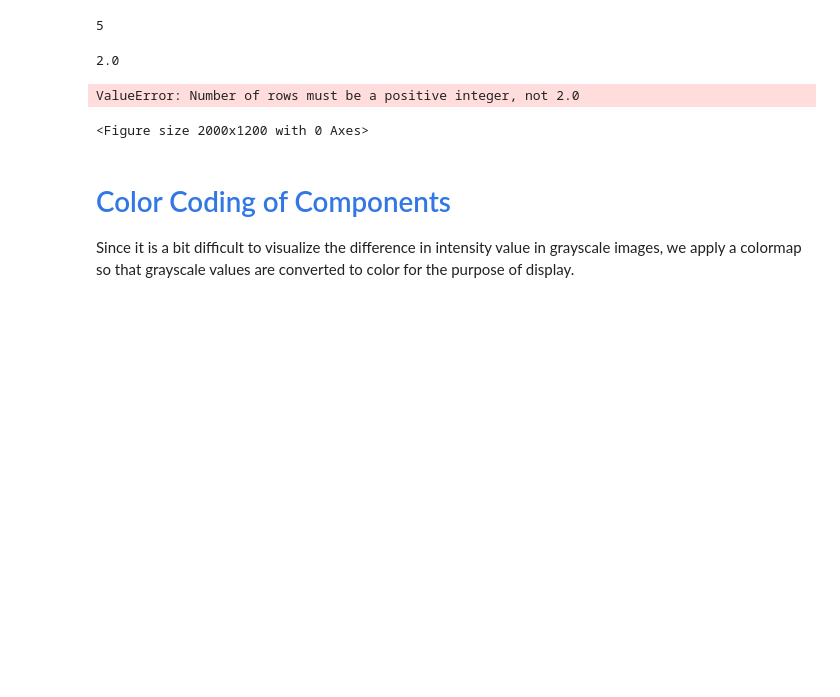
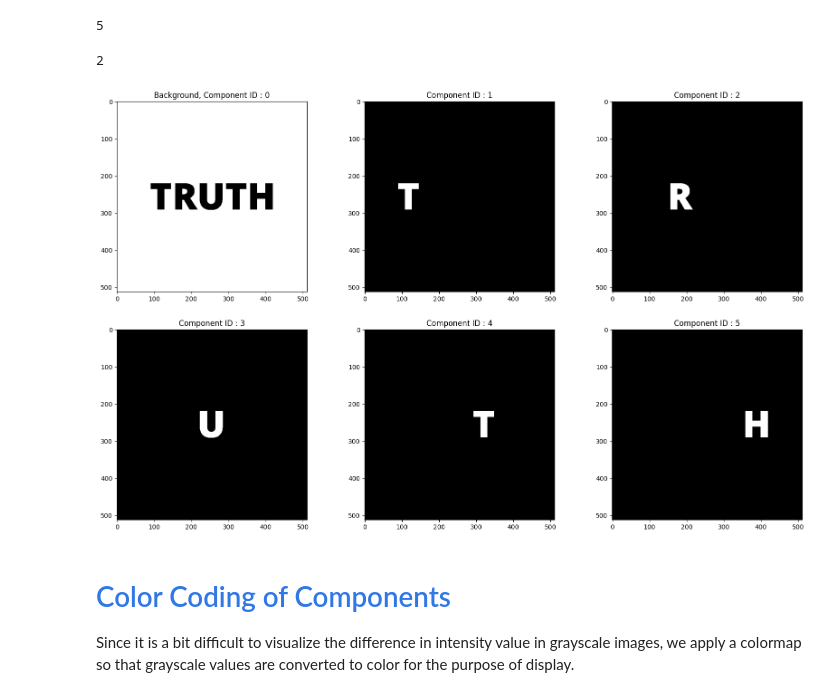
Before and after one commit to kshntn/OpenCV-Training, a Jupyter notebook: week3_python/NoteBooks/5_Connected_Component_Analysis.ipynb, the cells around one changed output. Saved outputs shown, nothing was run; the diff lists cells and outputs as text; code cells hidden in the pictures; blank space fills up the shorter version.

```diff
--- a/week3_python/NoteBooks/5_Connected_Component_Analysis.ipynb
+++ b/week3_python/NoteBooks/5_Connected_Component_Analysis.ipynb
@@ -40,20 +40,19 @@ nComponents
 5
 # %%
 
-displayRows = np.ceil(nComponents/3.0)
+displayRows = int(np.ceil(nComponents/3.0))
 print(displayRows)
 plt.figure(figsize=[20,12])
 for i in range(nComponents+1):
     plt.subplot(displayRows,3,i+1)
     plt.imshow(imLabels==i)
     if i == 0:
         plt.title("Background, Component ID : {}".format(i))
     else:
         plt.title("Component ID : {}".format(i))
 # %% [output]
-2.0
+2
-ValueError: Number of rows must be a positive integer, not 2.0
-<Figure size 2000x1200 with 0 Axes>
+[figure, added]
 # %% [markdown]
 # <font style="color:rgb(50,120,229)">Color Coding of Components</font>
 Since it is a bit difficult to visualize the difference in intensity value in grayscale images, we apply a colormap so that grayscale values are converted to color for the purpose of display.
```
Also changed, not shown: 26 other files.
